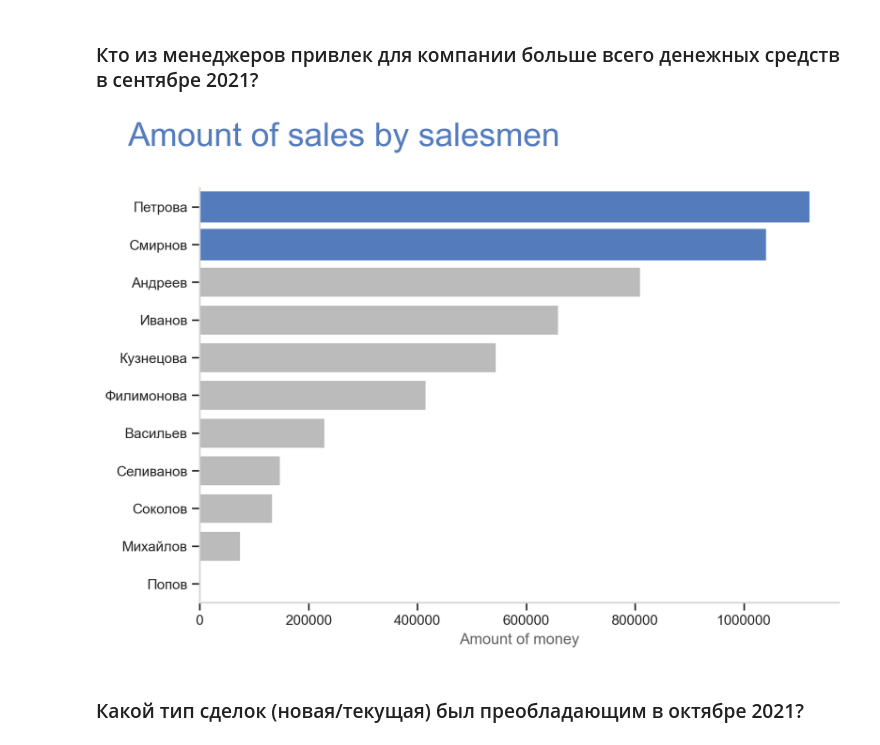
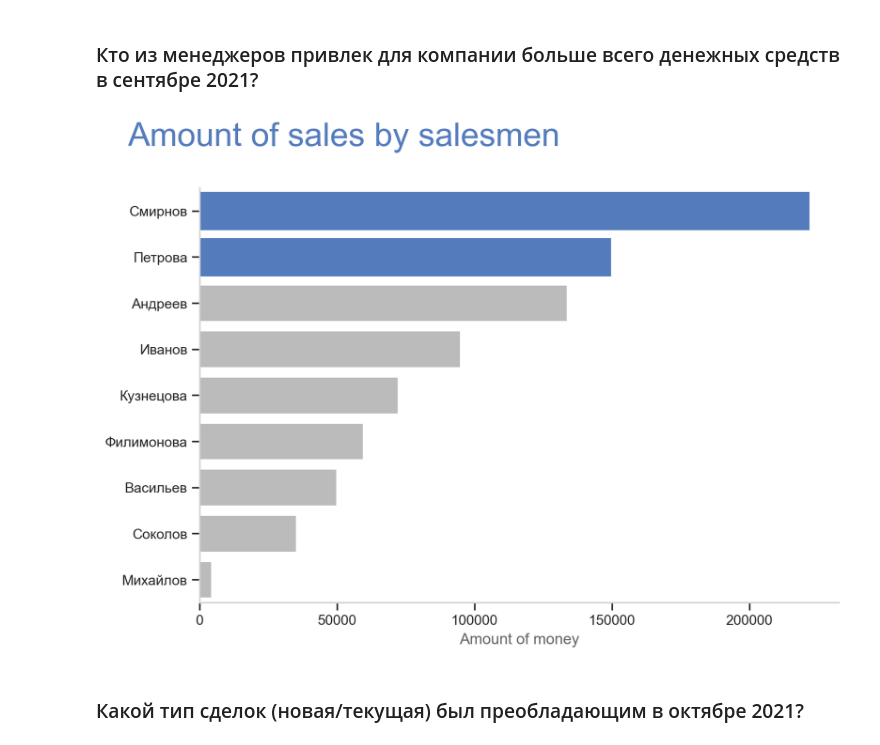
Before and after one commit to vuichka/test-topface, a Jupyter notebook: testovoe.ipynb, the cells around one changed output. Drawn from its saved outputs; the diff is of its cells as text; code cells hidden in the pictures.

```diff
--- a/testovoe.ipynb
+++ b/testovoe.ipynb
@@ -343,26 +343,26 @@ Text(2021-09-01, 1100000.0, 'С этого момента выручка \nси
 # %%
 fig = plt.figure(figsize=(9, 6))
 
-ax = sns.barplot(data=df.groupby('sale', as_index=False).agg({
+ax = sns.barplot(data=df[df['dt'] == '2021-09-01'].groupby('sale', as_index=False).agg({
     'sum': 'sum'
 }).sort_values('sum', ascending=False),
                  x='sum',
                  y='sale',
                  color="#BBBBBB")
 for i in range(2):
     ax.patches[i].set_color('#547CBD')
 
 plt.suptitle('Amount of sales by salesmen', fontsize=26,\
              x=0.3 ,va='top', color='#547CBD', y=1)
 
 sns.despine()
 ax.spines['left'].set_color('lightgray')
 ax.spines['bottom'].set_color('lightgray')
 plt.xlabel('Amount of money', color='#616161')
 plt.ylabel('')
 plt.ticklabel_format(style='plain', axis='x')
 # %% [output]
-[figure, old version]
+[figure, new version]
 # %% [markdown]
 ### Какой тип сделок (новая/текущая) был преобладающим в октябре 2021?
 # %%
```
